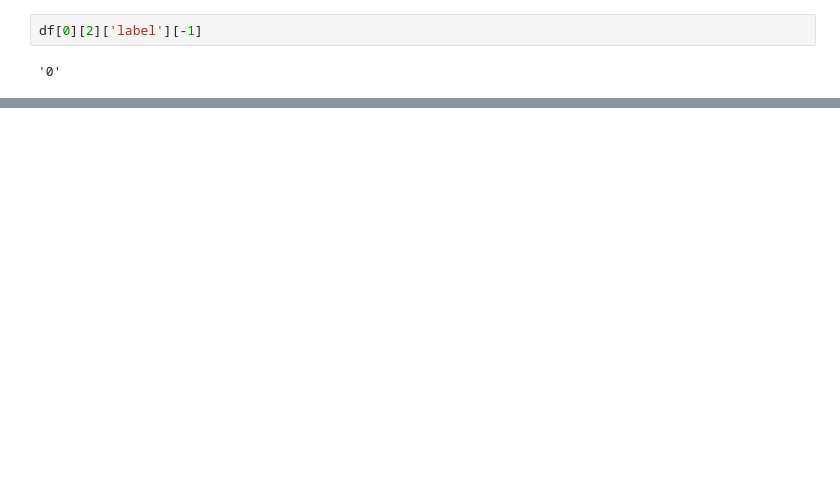
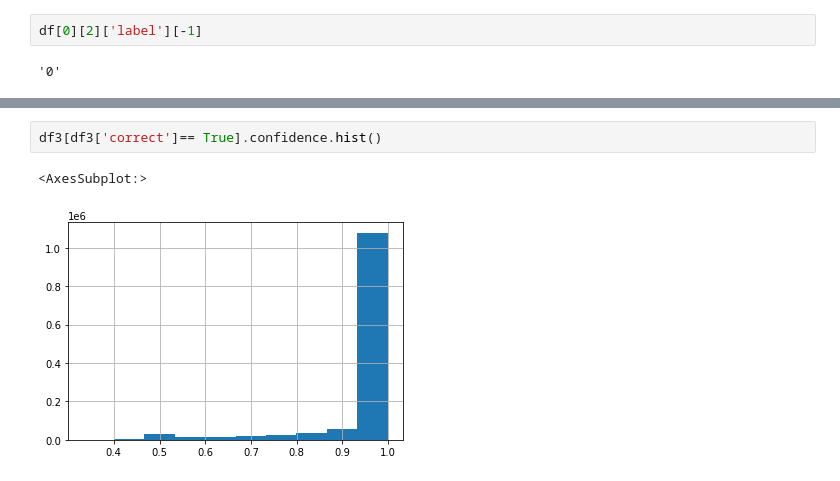
Before and after one commit to jvschlierf/networkthesis, a Jupyter notebook: classifier/evaluate_performance.ipynb, the cells around one changed output, grey strips where cells are left out. Drawn from its saved outputs; the diff is of its cells as text; blank space fills up the shorter version.

```diff
--- a/classifier/evaluate_performance.ipynb
+++ b/classifier/evaluate_performance.ipynb
@@ -140,0 +199,5 @@ df[0][2]['label'][-1]
+# %%
+df3[df3['correct']== True].confidence.hist()
+# %% [output]
+<AxesSubplot:>
+[figure, added]
```
Also changed, not shown: parts of 20 cells of this notebook, 4 other files.
